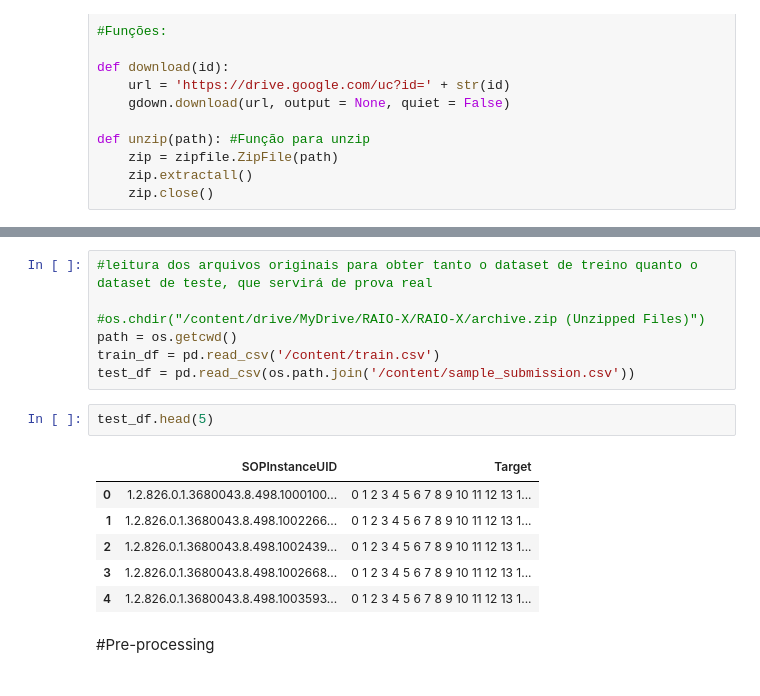
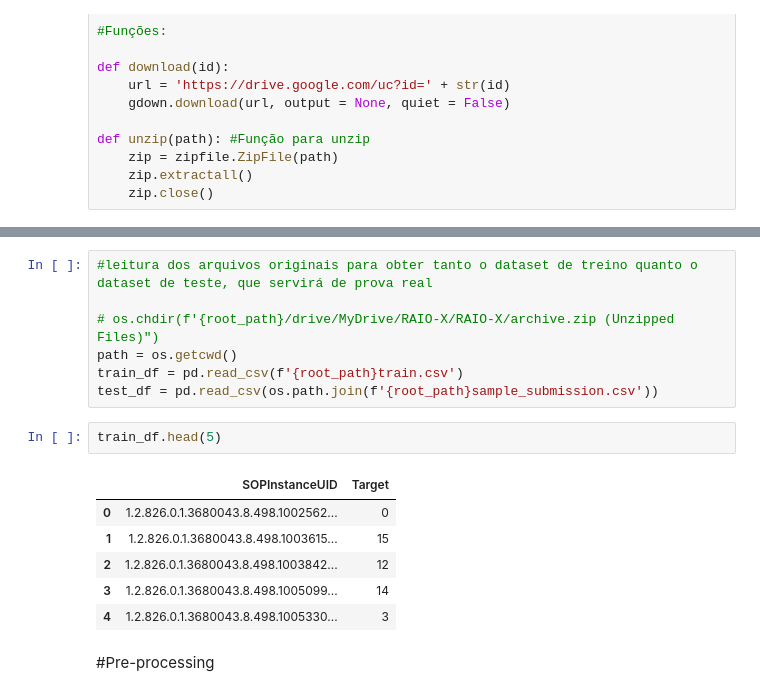
Before and after one commit to LucasLessa1/X-rayBodyPart, a Jupyter notebook: Cópia_de_Proj_CIS_Imagens_Raio_X.ipynb, the cells around one changed output, grey strips where cells are left out. Cells and saved outputs as stored; diff of their text form.

```diff
--- a/Cópia_de_Proj_CIS_Imagens_Raio_X.ipynb
+++ b/Cópia_de_Proj_CIS_Imagens_Raio_X.ipynb
@@ -72,19 +81,19 @@ To: /content/archive.zip
 # %%
 #leitura dos arquivos originais para obter tanto o dataset de treino quanto o dataset de teste, que servirá de prova real
 
-#os.chdir("/content/drive/MyDrive/RAIO-X/RAIO-X/archive.zip (Unzipped Files)")
+# os.chdir(f'{root_path}/drive/MyDrive/RAIO-X/RAIO-X/archive.zip (Unzipped Files)")
 path = os.getcwd()
-train_df = pd.read_csv('/content/train.csv')
-test_df = pd.read_csv(os.path.join('/content/sample_submission.csv'))
+train_df = pd.read_csv(f'{root_path}train.csv')
+test_df = pd.read_csv(os.path.join(f'{root_path}sample_submission.csv'))
 # %%
-test_df.head(5)
+train_df.head(5)
 # %% [output]
 |  | SOPInstanceUID | Target |
-| 0 | 1.2.826.0.1.3680043.8.498.1000100... | 0 1 2 3 4 5 6 7 8 9 10 11 12 13 1... |
-| 1 | 1.2.826.0.1.3680043.8.498.1002266... | 0 1 2 3 4 5 6 7 8 9 10 11 12 13 1... |
-| 2 | 1.2.826.0.1.3680043.8.498.1002439... | 0 1 2 3 4 5 6 7 8 9 10 11 12 13 1... |
-| 3 | 1.2.826.0.1.3680043.8.498.1002668... | 0 1 2 3 4 5 6 7 8 9 10 11 12 13 1... |
-| 4 | 1.2.826.0.1.3680043.8.498.1003593... | 0 1 2 3 4 5 6 7 8 9 10 11 12 13 1... |
+| 0 | 1.2.826.0.1.3680043.8.498.1002562... | 0 |
+| 1 | 1.2.826.0.1.3680043.8.498.1003615... | 15 |
+| 2 | 1.2.826.0.1.3680043.8.498.1003842... | 12 |
+| 3 | 1.2.826.0.1.3680043.8.498.1005099... | 14 |
+| 4 | 1.2.826.0.1.3680043.8.498.1005330... | 3 |
 # %% [markdown]
 #Pre-processing
 # %%
```
Also changed, not shown: parts of 45 cells of this notebook.
